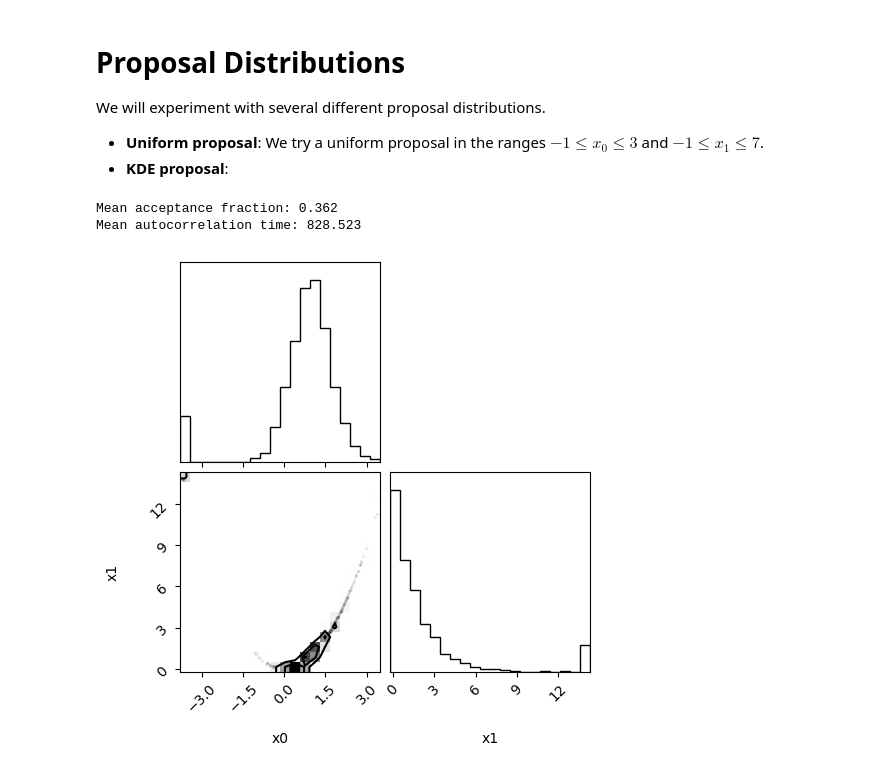
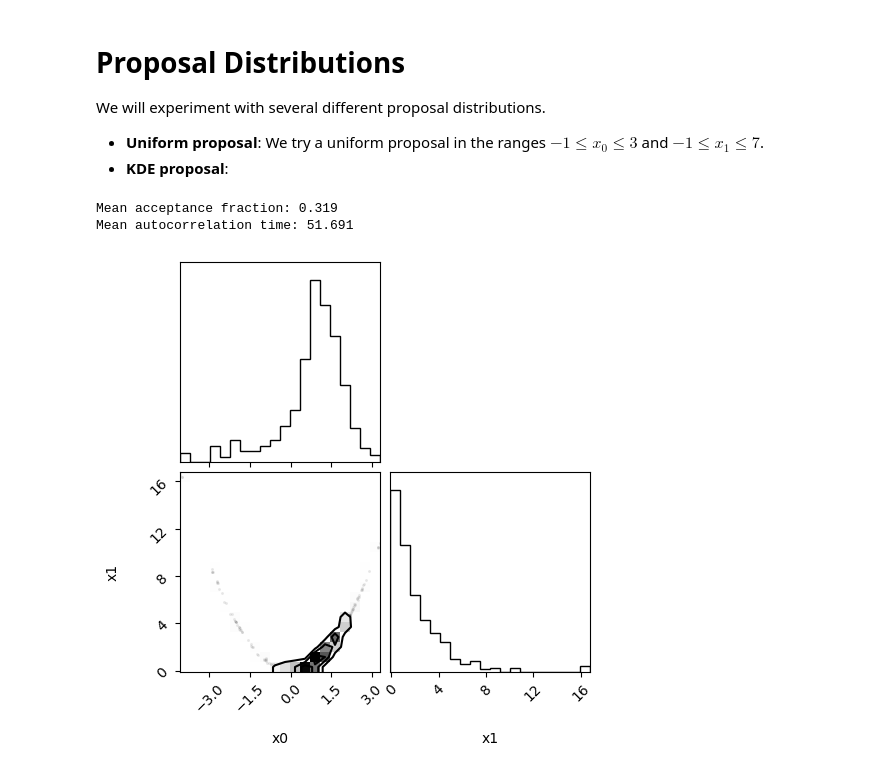
Before and after one commit to cjm96/mcmc_infinity, a Jupyter notebook: mcmc_infinity/examples/rosenbrock_demo.ipynb, the cells around one changed output. Cells and saved outputs as stored; diff of their text form; code cells hidden in the pictures.

```diff
--- a/mcmc_infinity/examples/rosenbrock_demo.ipynb
+++ b/mcmc_infinity/examples/rosenbrock_demo.ipynb
@@ -54,34 +55,34 @@ bounds = np.array([[-1.0, 3.0], [-1.0, 7.0]])
 
 uniform_proposal = mc.uniform_proposal.UniformProposal(dim, bounds)
 # %%
-# initialise walker positions uniformly within the prior bounds
-nwalkers = 20
+# initialise emcee walker positions uniformly within prior bounds
+nwalkers = 50
 x0 = np.random.uniform(size=(nwalkers, dim))
 x0 = bounds[:,0] + x0 * (bounds[:,1] - bounds[:,0])
 
 # initialize the sampler
 sampler = emcee.EnsembleSampler(nwalkers, dim, target)
 
 # run burn-in
-sampler.run_mcmc(x0, 1000)
+sampler.run_mcmc(x0, 100, progress=True)
 sampler.reset()
 
 # run analysis chains
-sampler.run_mcmc(x0, 100000)
+sampler.run_mcmc(x0, 5000, progress=True)
 print(f"Mean acceptance fraction: {np.mean(sampler.acceptance_fraction):.3f}")
-print(f"Mean autocorrelation time: {np.mean(sampler.get_autocorr_time()):.3f}")
+print(f"Mean autocorrelation time: {np.mean(sampler.get_autocorr_time(tol=5)):.3f}")
 
-samples = sampler.get_chain(flat=True, thin=2000)
+samples = sampler.get_chain(flat=True, thin=100)
 
 corner.corner(samples,
               labels=[f"x{i}" for i in range(dim)],
               ranges=[bounds[i] for i in range(dim)])
 
 plt.show()
 # %% [output]
-Mean acceptance fraction: 0.362
-Mean autocorrelation time: 828.523
+Mean acceptance fraction: 0.319
+Mean autocorrelation time: 51.691
-[figure, old version]
+[figure, new version]
 # %%
 Qkde_small = mc.kde_proposal.KernelDensityEstimateProposal(dim,
                  inflation_scale=2.0)
```
Also changed, not shown: parts of 8 cells of this notebook, 6 other files.
